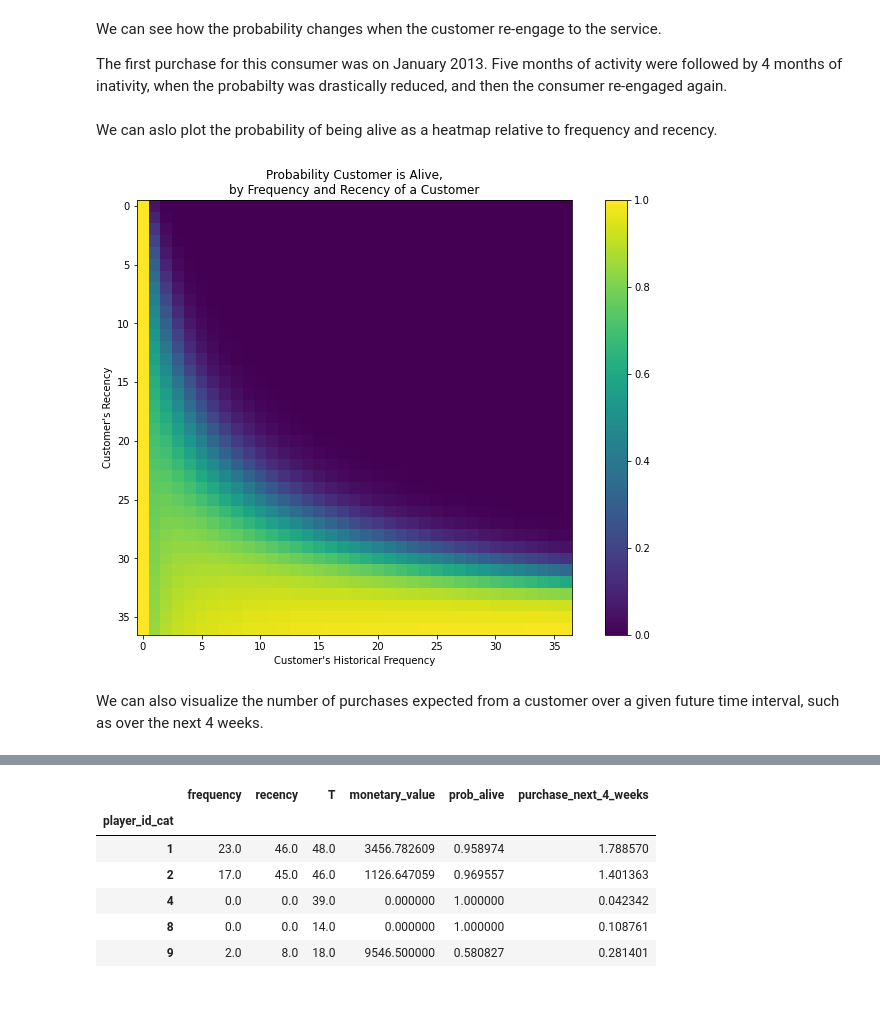
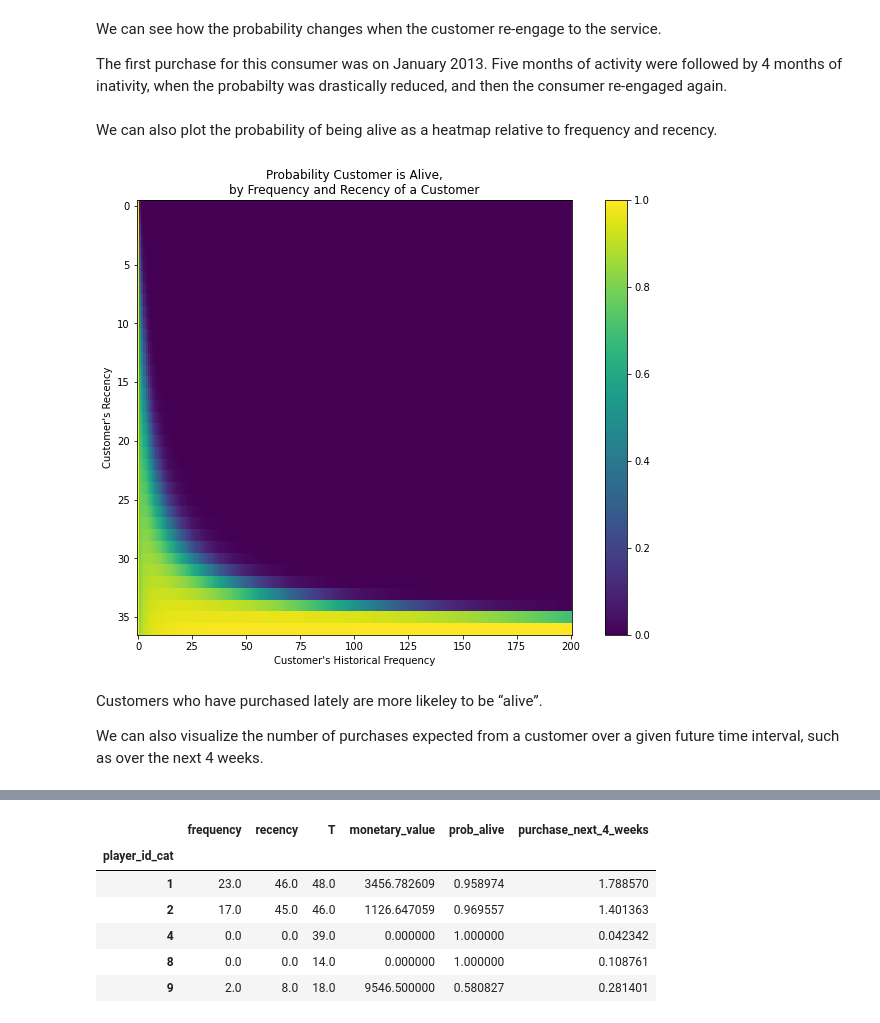
Before and after one commit to skepticalchemist/churn_prediction, a Jupyter notebook: notebooks/bg-nbd_model.ipynb, the cells around one changed output, grey strips where cells are left out. Cells and saved outputs as stored; diff of their text form; code cells hidden in the pictures.

```diff
--- a/notebooks/bg-nbd_model.ipynb
+++ b/notebooks/bg-nbd_model.ipynb
@@ -305,16 +298,18 @@ We can see how the probability changes when the customer re-engage to the servic
 
 The first purchase for this consumer was on January 2013. Five months of activity were followed by 4 months of inativity, when the probabilty was drastically reduced, and then the consumer re-engaged again.
 # %% [markdown]
-We can aslo plot the probability of being alive as a heatmap relative to frequency and recency.
+We can also plot the probability of being alive as a heatmap relative to frequency and recency.
 # %%
 # probability of being alive by frequency
 plt.subplots(figsize=(12, 8))
-plot_probability_alive_matrix(model_bgf)
+plot_probability_alive_matrix(model_bgf, max_frequency=200)
 plt.show()
 plt.close()
 # %% [output]
-[figure, old version]
+[figure, new version]
 # %% [markdown]
+Customers who have purchased lately are more likeley to be “alive”.
+
 We can also visualize  the number of purchases expected from a customer over a given future time interval, such as over the next 4 weeks.
 # %%
 # future expected purchases
```
Also changed, not shown: parts of 10 cells of this notebook.
